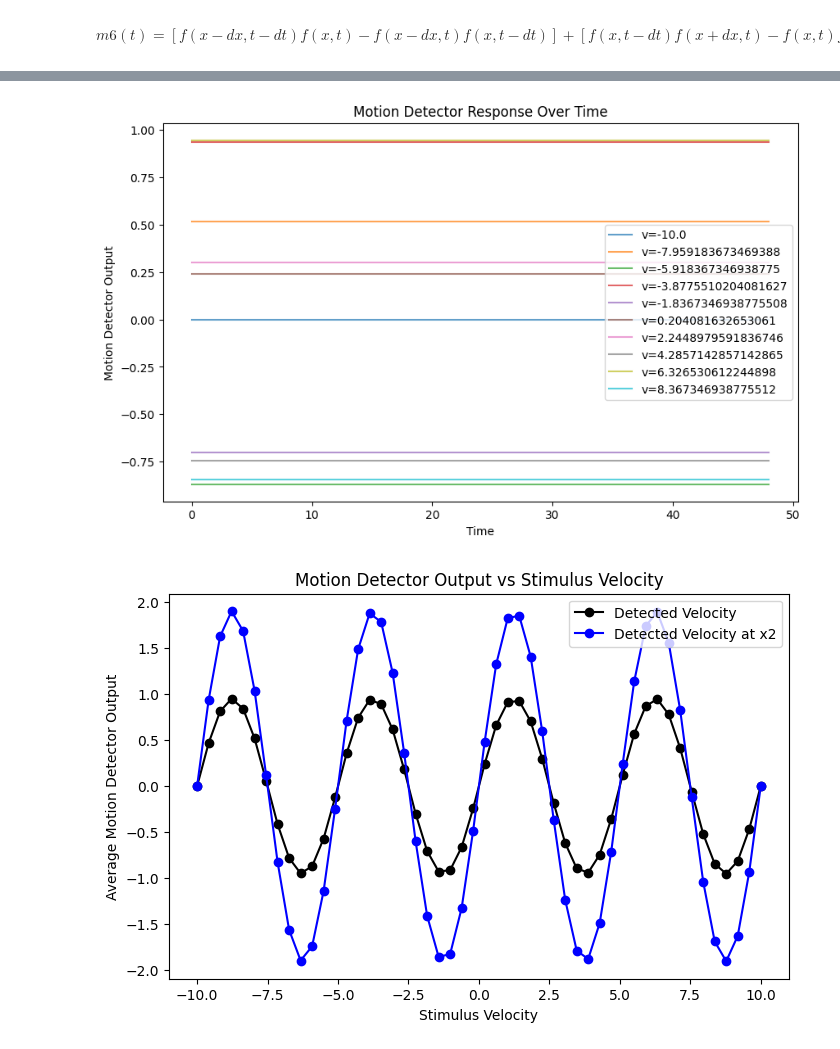
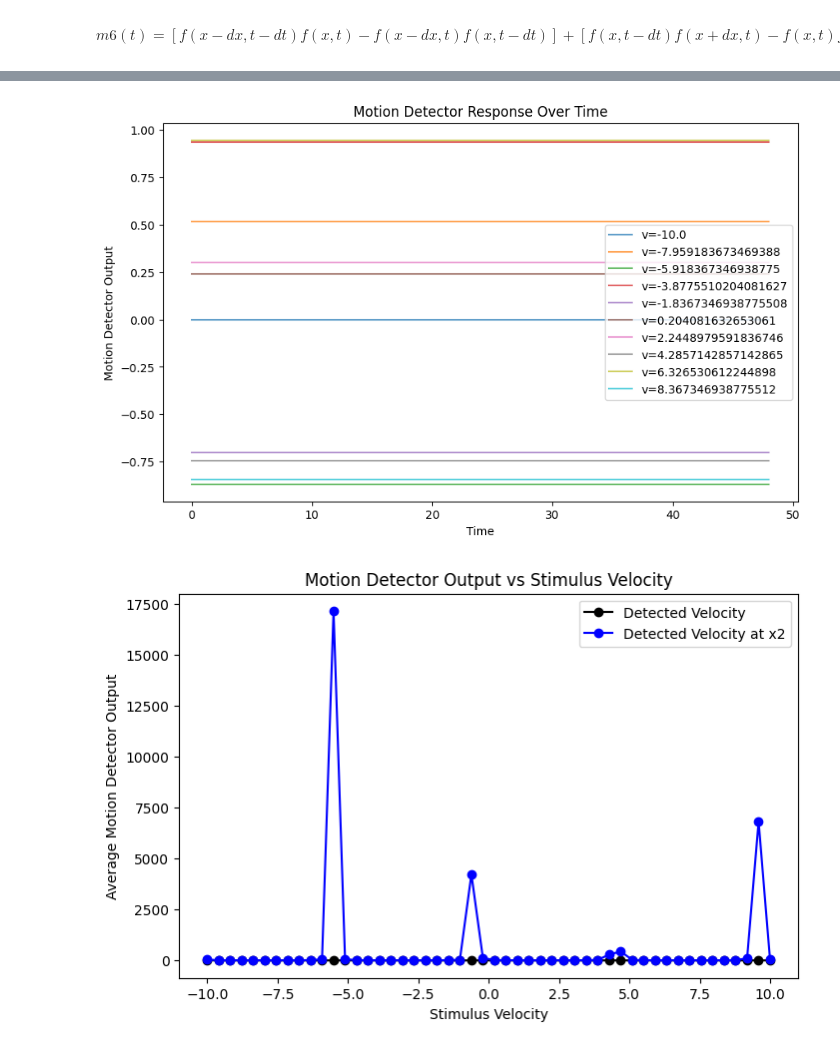
Before and after one commit to AtharvSuryawanshi/WP-5-Neural-Code, a Jupyter notebook: Exercises/Exercise_05.ipynb, the cells around one changed output, grey strips where cells are left out. Cells and saved outputs as stored; diff of their text form; code cells hidden in the pictures.

```diff
--- a/Exercises/Exercise_05.ipynb
+++ b/Exercises/Exercise_05.ipynb
@@ -229,3 +241,29 @@ plt.show()
 **d)**
 What is the problem with this simple motion detector?
 How could you modify it to get a "better" motion detector?
+# %%
+def gabor_spacetime(N_t, N_x, sigma_t, sigma_x, k_t, k_x, phase=0.0, dt=1.0, dx=1.0):
+    """
+    Build a space-time (t,x) Gabor: Gaussian envelope * cosine(2π(k_x x + k_t t) + phase)
+    Returns array shape (N_t, N_x) with center at indices (N_t//2, N_x//2).
+    k_x and k_t are spatial and temporal frequencies in cycles per unit (1/dx, 1/dt).
+    """
+    t_coords = (np.arange(N_t) - N_t//2) * dt
+    x_coords = (np.arange(N_x) - N_x//2) * dx
+    T, X = np.meshgrid(t_coords, x_coords, indexing='ij')  # shape (N_t, N_x)
+    gauss = np.exp(-0.5 * (T**2 / sigma_t**2 + X**2 / sigma_x**2))
+    carrier = np.cos(2*np.pi*(k_x * X + k_t * T) + phase)
+    return gauss * carrier
+
+plt.subplots(1, 2, figsize=(12, 4))
+plt.subplot(1, 2, 1)
+plt.imshow(gabor_spacetime(50, 50, 10, 5, 0.1, 0.2), aspect='auto', cmap='gray', origin='lower')
+plt.title('Gabor Space-Time Stimulus')
+plt.xlabel('Space')
+plt.ylabel('Time')
+plt.subplot(1, 2, 2)
+plt.imshow(gabor_spacetime(50, 50, 10, 5, 0.1, 0.2, phase = np.pi), aspect='auto', cmap='gray', origin='lower')
+plt.title('Gabor Space-Time Stimulus (Opposite Direction)')
+plt.xlabel('Space')s
+plt.ylabel('Time')
+plt.show()
@@ -237,6 +277,20 @@ $$
 # %%
 def motion(t, stimulus_matrix, x, del_x, del_t):
     return stimulus_matrix[x, t - del_t]*stimulus_matrix[x + del_x, t] - stimulus_matrix[x, t]*stimulus_matrix[x + del_x, t - del_t]
+
+def motion_energy(stimulus_matrix, kx, kt, sigma_x, sigma_t, n_phase = 2):
+    """Motion energy detector at spatial frequency kx and temporal frequency kt.
+    Uses n_phase phases of Gabor filters to compute motion energy.
+    Returns scalar motion energy signal.
+    """
+    N_t, N_x = stimulus_matrix.shape
+    energy = 0.0
+    for p in range(n_phase):
+        phase = (2 * np.pi / n_phase) * p
+        gabor_filt = gabor_spacetime(N_t, N_x, sigma_t, sigma_x, kx, kt, phase)
+        response = np.convolve(stimulus_matrix.flatten(), gabor_filt.flatten(), mode='same').reshape(N_t, N_x)
+        energy += response**2
+    return energy
 
 
 
@@ -264,6 +318,7 @@ plt.xlabel('Space')
 plt.ylabel('Time')
 plt.show()
 
+
 plt.figure()
 plt.imshow(stimulus(20, 1, 50, 50, 0.1), aspect='auto', cmap='gray', origin='lower')
 
@@ -278,7 +333,7 @@ for i, v in enumerate(velocities):
     responses = []
     stimulus_matrix = stimulus(5, v, 50, 50, 0.1)
     motion_values = [motion(t, stimulus_matrix, x, del_x, del_t) for t in range(1, 50)]
-    motion_values2 = [motion_better(t, stimulus_matrix, x, del_x2, del_t2) for t in range(1, 50)]
+    motion_values2 = [motion_energy(stimulus_matrix, 0.1, 0.2, 5, 10)]
     velocity_detected.append(np.mean(motion_values))
     velocity_detected2.append(np.mean(motion_values2))
     if i % 5 == 0:
@@ -303,2 +358,2 @@ plt.show()
 [figure]
-[figure, old version]
+[figure, new version]
```
Also changed, not shown: parts of 4 cells of this notebook.
